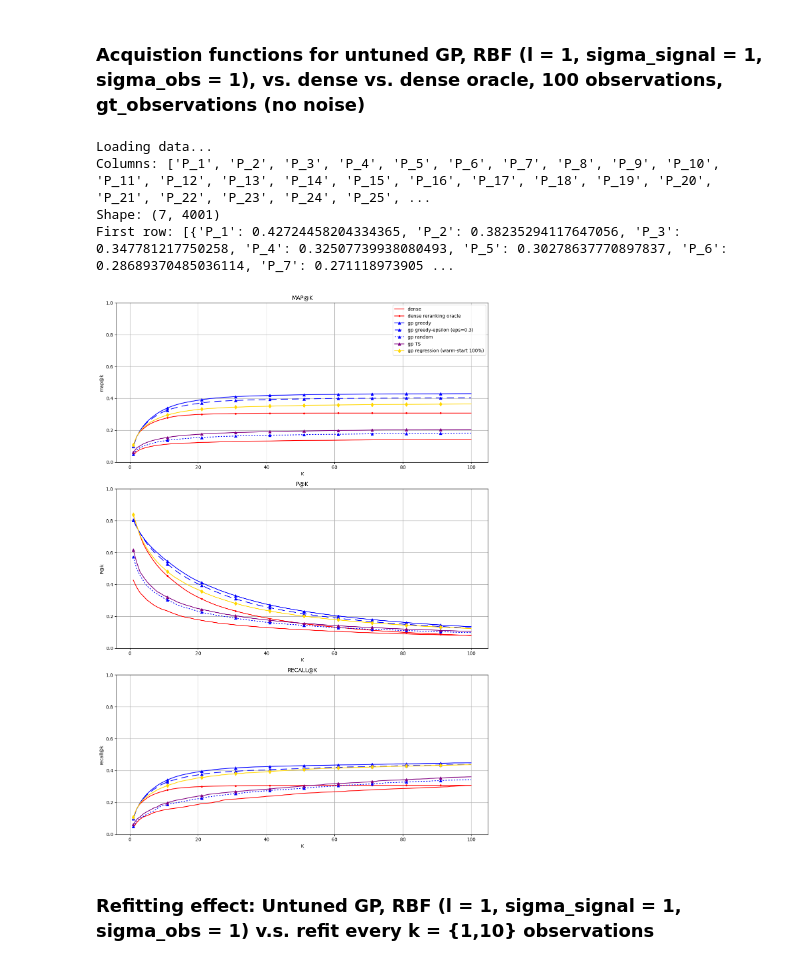
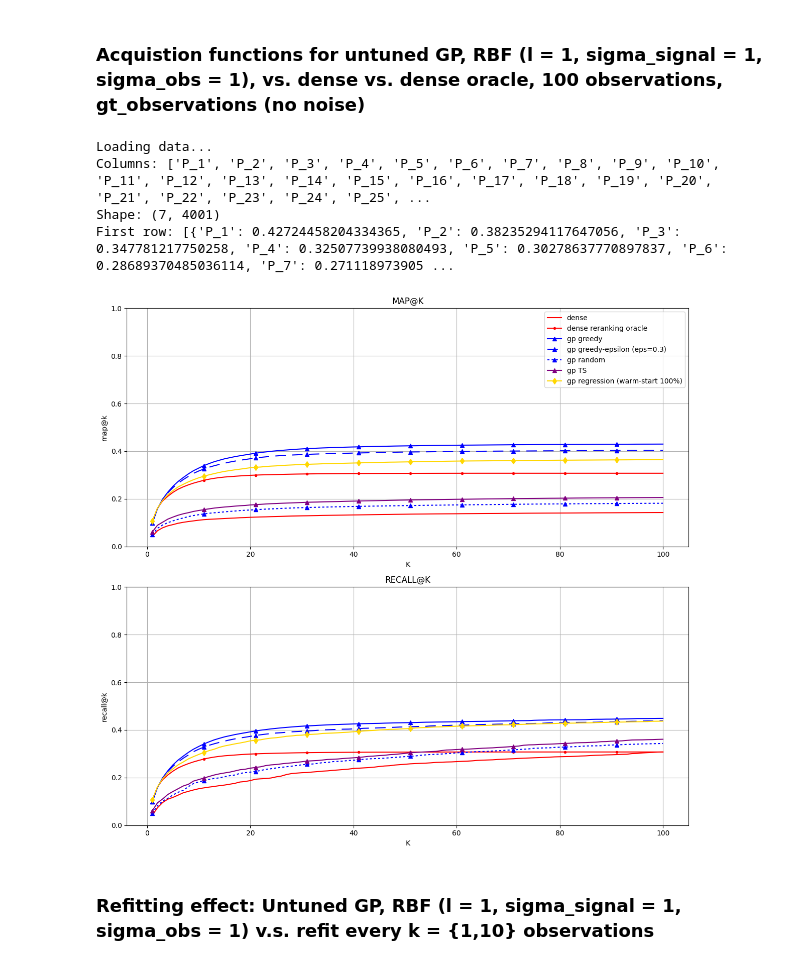
Before and after one commit to D3Mlab/nl-pe, a Jupyter notebook: notebooks/plots/trec.ipynb, the cells around one changed output. Cells and saved outputs as stored; diff of their text form; code cells hidden in the pictures.

```diff
--- a/notebooks/plots/trec.ipynb
+++ b/notebooks/plots/trec.ipynb
@@ -99,35 +100,35 @@ method_paths =  [
 
 
 method_names = [
             'dense',
             'dense reranking oracle',
             'gp greedy',
             'gp greedy-epsilon (eps=0.3)',
             'gp random',
             'gp TS',
             'gp regression (warm-start 100%)',
 ]
 
 line_styles = [
     {'linestyle': 'solid', 'color': 'red'},
     {'linestyle': 'solid', 'color': 'red',  'marker': '.', 'markevery': 10},
     {'linestyle': 'solid', 'color': 'blue', 'marker': '^', 'markevery': 10},
     {'linestyle': (0, (10, 6)), 'color': 'blue', 'marker': '^', 'markevery': 10},
     {'linestyle': (0, (2, 2)),  'color': 'blue', 'marker': '^', 'markevery': 10},
     {'linestyle': 'solid',  'color': 'purple', 'marker': '^', 'markevery': 10},
     {'linestyle': 'solid',  'color': 'gold', 'marker': 'd', 'markevery': 10},
 ]
 
-metrics = ['map', 'P', 'recall']
+metrics = ['map', 'recall']
 
 plot_trec_metrics_vs_k(step_size=1, k=100, metrics=metrics, method_paths = method_paths, method_names=method_names, line_styles=line_styles,
               title = "")
 # %% [output]
 Loading data...
 Columns: ['P_1', 'P_2', 'P_3', 'P_4', 'P_5', 'P_6', 'P_7', 'P_8', 'P_9', 'P_10', 'P_11', 'P_12', 'P_13', 'P_14', 'P_15', 'P_16', 'P_17', 'P_18', 'P_19', 'P_20', 'P_21', 'P_22', 'P_23', 'P_24', 'P_25', ...
 Shape: (7, 4001)
 First row: [{'P_1': 0.42724458204334365, 'P_2': 0.38235294117647056, 'P_3': 0.347781217750258, 'P_4': 0.32507739938080493, 'P_5': 0.30278637770897837, 'P_6': 0.28689370485036114, 'P_7': 0.271118973905 ...
-[figure, old version]
+[figure, new version]
 # %% [markdown]
 ### Refitting effect: Untuned GP, RBF (l = 1, sigma_signal = 1, sigma_obs = 1) v.s. refit every k = {1,10} observations
 # %%
```
Also changed, not shown: parts of 2 cells of this notebook, 2 other files.
